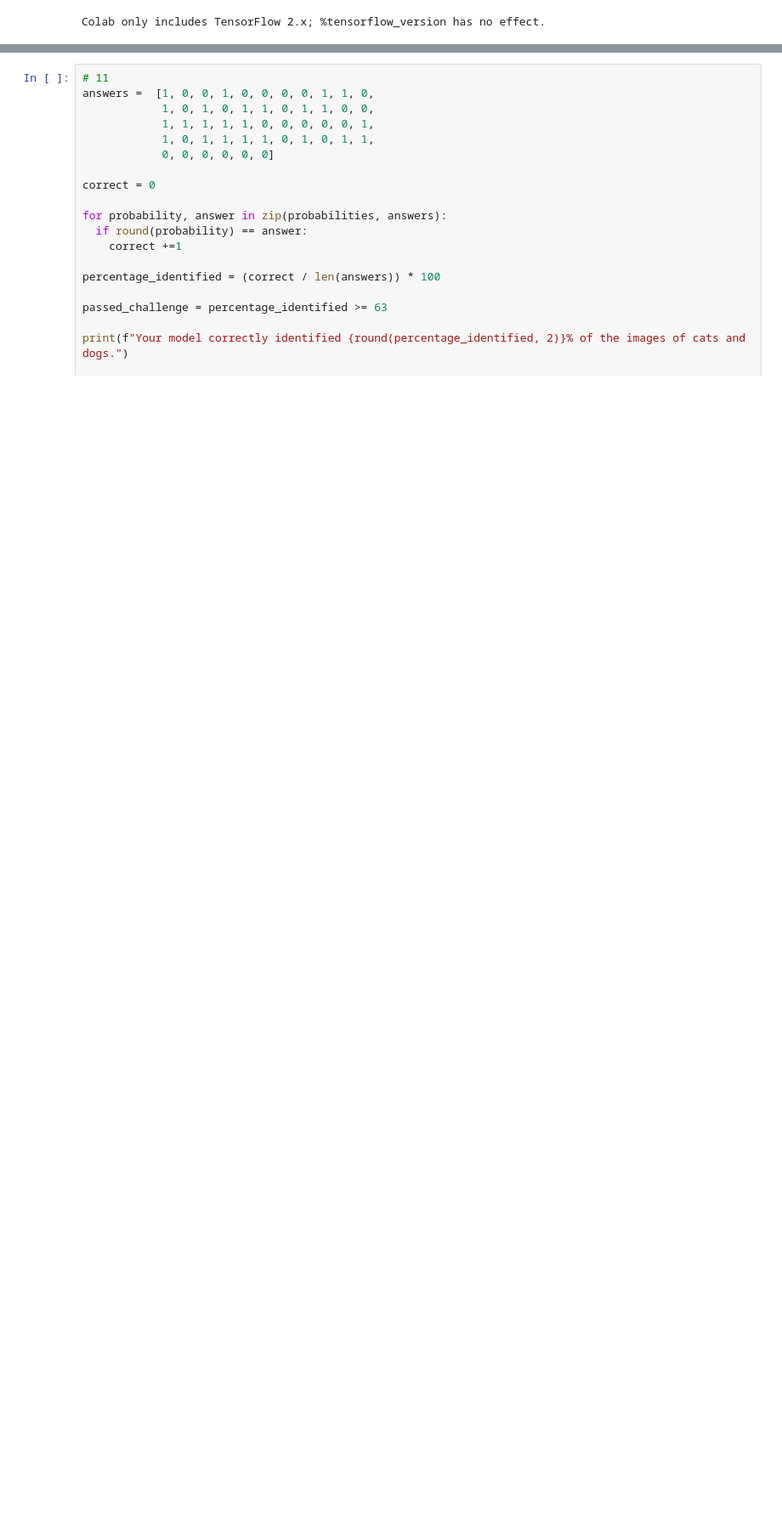
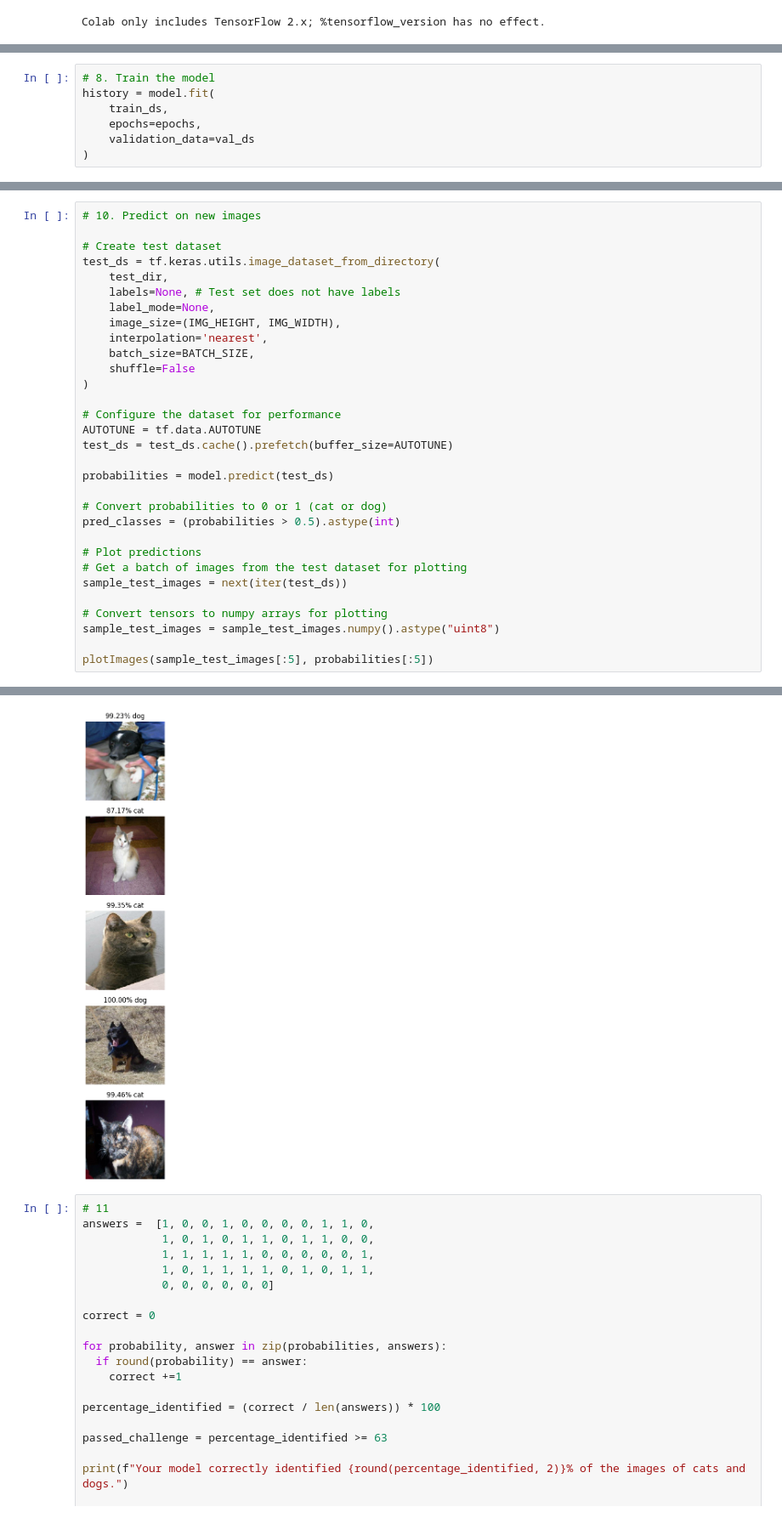
Before and after one commit to FelicityTech/AI-Engineer-for-Developers, a Jupyter notebook: fcc_cat_dog.ipynb, the cells around one changed output, grey strips where cells are left out. Shown at 85% size. Cells and saved outputs as stored; diff of their text form; blank space fills up the shorter version.

```diff
--- a/fcc_cat_dog.ipynb
+++ b/fcc_cat_dog.ipynb
@@ -99,0 +214,7 @@ history = None
+# %%
+# 8. Train the model
+history = model.fit(
+    train_ds,
+    epochs=epochs,
+    validation_data=val_ds
+)
@@ -122,0 +264,32 @@ plt.show()
+# %%
+# 10. Predict on new images
+
+# Create test dataset
+test_ds = tf.keras.utils.image_dataset_from_directory(
+    test_dir,
+    labels=None, # Test set does not have labels
+    label_mode=None,
+    image_size=(IMG_HEIGHT, IMG_WIDTH),
+    interpolation='nearest',
+    batch_size=BATCH_SIZE,
+    shuffle=False
+)
+
+# Configure the dataset for performance
+AUTOTUNE = tf.data.AUTOTUNE
+test_ds = test_ds.cache().prefetch(buffer_size=AUTOTUNE)
+
+probabilities = model.predict(test_ds)
+
+# Convert probabilities to 0 or 1 (cat or dog)
+pred_classes = (probabilities > 0.5).astype(int)
+
+# Plot predictions
+# Get a batch of images from the test dataset for plotting
+sample_test_images = next(iter(test_ds))
+
+# Convert tensors to numpy arrays for plotting
+sample_test_images = sample_test_images.numpy().astype("uint8")
+
+plotImages(sample_test_images[:5], probabilities[:5])
+# %% [output]
@@ -123,3 +298,4 @@ plt.show()
+[figure, added]
 # %%
 # 11
 answers =  [1, 0, 0, 1, 0, 0, 0, 0, 1, 1, 0,
```
Also changed, not shown: parts of 13 cells of this notebook.
